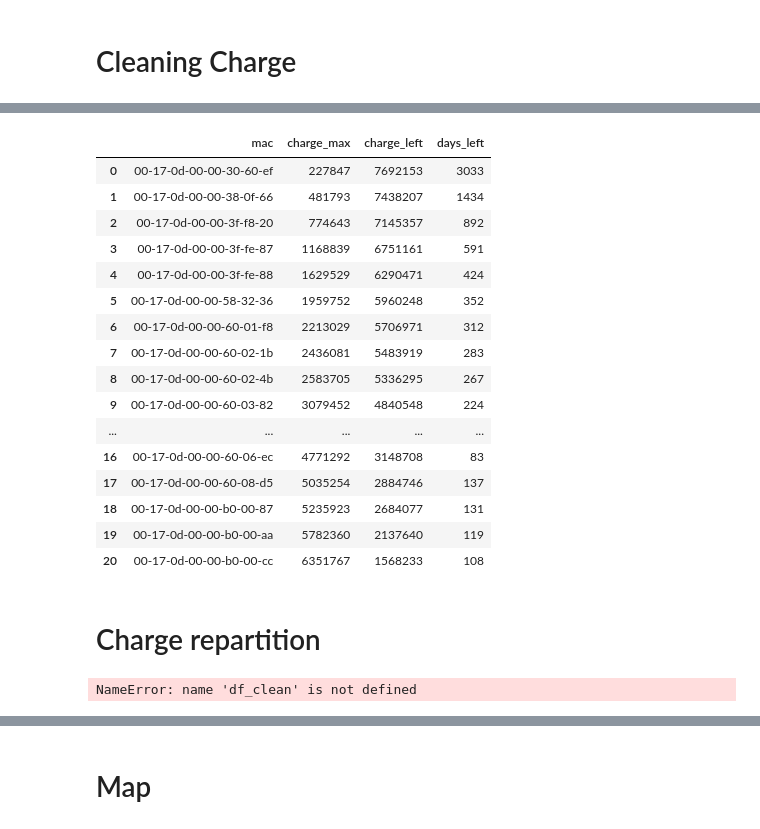
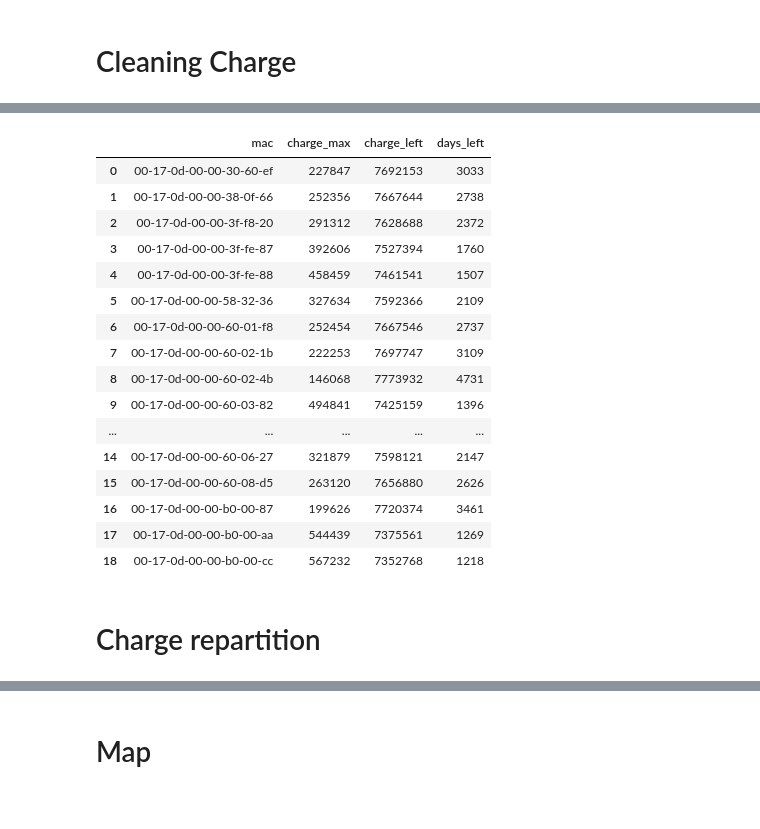
Before and after one commit to keomabrun/brun16chants, a Jupyter notebook: notebooks/charge_stats.ipynb, the cells around one changed output, grey strips where cells are left out. Saved outputs shown, nothing was run; the diff lists cells and outputs as text; code cells hidden in the pictures.

Commit message:
correcting charge stats

```diff
--- a/notebooks/charge_stats.ipynb
+++ b/notebooks/charge_stats.ipynb
@@ -22,7 +22,9 @@ df = pd.read_csv("../data/hr_device.csv")
 
 print "total number of lines =", len(df)
 
-df_clean = df[(df.numTxOk > 0) & (df.time > 1461515256)]
+df_clean = df[(df.numTxOk > 0) & (df.time > 1461515256)
+              & (df.mac!="00-17-0d-00-00-60-06-ec") & (df.mac!="00-17-0d-00-00-60-06-0f")
+             ]
 
 lines_removed = len(df) - len(df_clean)
 print "number of lines removed = ", lines_removed, "(", lines_removed*100/len(df), "%)"
@@ -51,16 +42,37 @@ See the caveats in the documentation: http://pandas.pydata.org/pandas-docs/stabl
 | 2016-04-24 17:04:24 | 1461517464 | 00-17-0d-00-00-30-60-ef | 21414 | 65 | 33 | -33.11456 | -68.48035 | 2016-04-24 17:04:24 |
 | 2016-04-24 17:24:45 | 1461518685 | 00-17-0d-00-00-30-60-ef | 21496 | 65 | 33 | -33.11456 | -68.48035 | 2016-04-24 17:24:45 |
 | 2016-04-24 17:36:40 | 1461519400 | 00-17-0d-00-00-30-60-ef | 21578 | 65 | 36 | -33.11456 | -68.48035 | 2016-04-24 17:36:40 |
+# %%
+grouped = df_clean.groupby(["mac"])
+data = []
+for name, group in grouped:
+    data += [go.Scattergl(x=group.index, y=group.charge,
+                         mode='markers',marker=dict(symbol="cross"),
+                         name=str(name)[-8:]
+                         ),
+        ]
+layout = go.Layout(
+    xaxis = dict( title = 'Time'),
+    yaxis = dict(
+                title = 'Charge (mC)'),
+    font  = dict( size=18 ),
+)
+
+fig = go.Figure(data = data, layout = layout)
+#py.offline.iplot(fig)
 # %% [markdown]
 # Cleaning Charge
 # %%
 grouped = df_clean.groupby(["mac"])
 charge_clean = []
-prev_charge = 0
+
 for name, group in grouped:
+    prev_charge = group.charge[0]
     for curr_charge in group.charge:
         if curr_charge >= prev_charge:
-            new_charge = curr_charge
+            if curr_charge < prev_charge + 2000:
+                new_charge = curr_charge
+            else: new_charge = prev_charge
         else:
             new_charge = prev_charge + curr_charge
         prev_charge = new_charge
@@ -79,40 +97,41 @@ df_clean.head()
 # %%
 grouped = df_clean.groupby(["mac"])
 stats = []
 charge_tot = 2200 * 3600 # charge total in C assuming 2200mAh battery
 
 for name, group in grouped:
-    time_diff = group.time[len(group.time)-1] - group.time[0]
+    time_diff = group.time[-1:][0] - group.time[0]
     charge_max = group.charge_clean.max()/1000
+    #print group.charge_clean.describe()
     charge_left = charge_tot-charge_max
     time_left = charge_tot*time_diff/charge_max
     stats.append([name, charge_max, charge_left, time_left/3600/24])
 pd.DataFrame(stats, columns=["mac","charge_max","charge_left","days_left"])
 # %% [output]
 |  | mac | charge_max | charge_left | days_left |
 | 0 | 00-17-0d-00-00-30-60-ef | 227847 | 7692153 | 3033 |
-| 1 | 00-17-0d-00-00-38-0f-66 | 481793 | 7438207 | 1434 |
-| 2 | 00-17-0d-00-00-3f-f8-20 | 774643 | 7145357 | 892 |
-| 3 | 00-17-0d-00-00-3f-fe-87 | 1168839 | 6751161 | 591 |
-| 4 | 00-17-0d-00-00-3f-fe-88 | 1629529 | 6290471 | 424 |
-| 5 | 00-17-0d-00-00-58-32-36 | 1959752 | 5960248 | 352 |
-| 6 | 00-17-0d-00-00-60-01-f8 | 2213029 | 5706971 | 312 |
-| 7 | 00-17-0d-00-00-60-02-1b | 2436081 | 5483919 | 283 |
-| 8 | 00-17-0d-00-00-60-02-4b | 2583705 | 5336295 | 267 |
-| 9 | 00-17-0d-00-00-60-03-82 | 3079452 | 4840548 | 224 |
+| 1 | 00-17-0d-00-00-38-0f-66 | 252356 | 7667644 | 2738 |
+| 2 | 00-17-0d-00-00-3f-f8-20 | 291312 | 7628688 | 2372 |
+| 3 | 00-17-0d-00-00-3f-fe-87 | 392606 | 7527394 | 1760 |
+| 4 | 00-17-0d-00-00-3f-fe-88 | 458459 | 7461541 | 1507 |
+| 5 | 00-17-0d-00-00-58-32-36 | 327634 | 7592366 | 2109 |
+| 6 | 00-17-0d-00-00-60-01-f8 | 252454 | 7667546 | 2737 |
+| 7 | 00-17-0d-00-00-60-02-1b | 222253 | 7697747 | 3109 |
+| 8 | 00-17-0d-00-00-60-02-4b | 146068 | 7773932 | 4731 |
+| 9 | 00-17-0d-00-00-60-03-82 | 494841 | 7425159 | 1396 |
 | ... | ... | ... | ... | ... |
-| 16 | 00-17-0d-00-00-60-06-ec | 4771292 | 3148708 | 83 |
-| 17 | 00-17-0d-00-00-60-08-d5 | 5035254 | 2884746 | 137 |
-| 18 | 00-17-0d-00-00-b0-00-87 | 5235923 | 2684077 | 131 |
-| 19 | 00-17-0d-00-00-b0-00-aa | 5782360 | 2137640 | 119 |
-| 20 | 00-17-0d-00-00-b0-00-cc | 6351767 | 1568233 | 108 |
+| 14 | 00-17-0d-00-00-60-06-27 | 321879 | 7598121 | 2147 |
+| 15 | 00-17-0d-00-00-60-08-d5 | 263120 | 7656880 | 2626 |
+| 16 | 00-17-0d-00-00-b0-00-87 | 199626 | 7720374 | 3461 |
+| 17 | 00-17-0d-00-00-b0-00-aa | 544439 | 7375561 | 1269 |
+| 18 | 00-17-0d-00-00-b0-00-cc | 567232 | 7352768 | 1218 |
 # %% [markdown]
 # Charge repartition
 # %%
 grouped = df_clean.groupby(["mac"])
 data = []
 for name, group in grouped:
-    data += [go.Scattergl(x=group.index, y=df_clean.charge_clean,
+    data += [go.Scattergl(x=group.index, y=group.charge_clean,
                          mode='markers',marker=dict(symbol="cross"),
                          name=str(name)[-8:]
                          ),
@@ -132,8 +151,6 @@ layout = go.Layout(
 
 fig = go.Figure(data = data, layout = layout)
 #py.offline.iplot(fig)
-# %% [output]
-NameError: name 'df_clean' is not defined
 # %%
 from numpy import arange,array,ones,linalg
 
```
Also changed, not shown: parts of 4 cells of this notebook, 1 other file.
